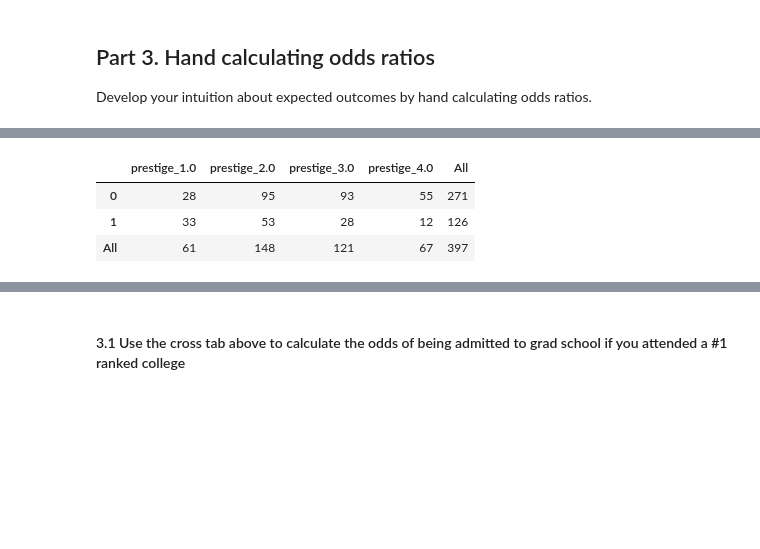
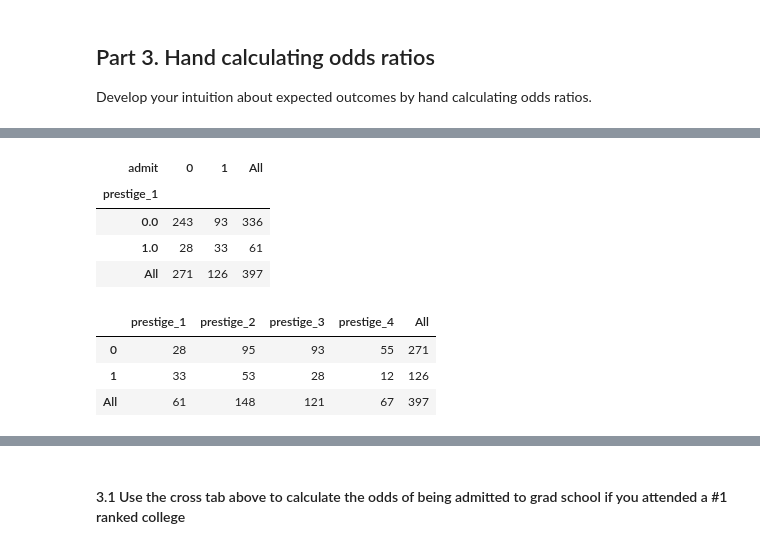
Before and after one commit to courtneycl/GA-homework, a Jupyter notebook: project3.ipynb, the cells around one changed output, grey strips where cells are left out. Cells and saved outputs as stored; diff of their text form; code cells hidden in the pictures; blank space fills up the shorter version.

```diff
--- a/project3.ipynb
+++ b/project3.ipynb
@@ -74,6 +80,6 @@ We need three variables - one fewer than the number of unique rank values.
 Develop your intuition about expected outcomes by hand calculating odds ratios.
 # %%
 cols_to_keep = ['admit', 'gre', 'gpa']
-handCalc = df[cols_to_keep].join(dummy_ranks.ix[:, 'prestige_1.0':])
+handCalc = df[cols_to_keep].join(dummy_ranks.ix[:])
 print handCalc.head()
 # %% [output]
@@ -86,14 +92,22 @@ print handCalc.head()
+# %%
+pd.crosstab(handCalc['prestige_1'], handCalc.admit, margins=True)
+# %% [output]
+| admit | 0 | 1 | All |
+| prestige_1 |  |  |  |
+| 0.0 | 243 | 93 | 336 |
+| 1.0 | 28 | 33 | 61 |
+| All | 271 | 126 | 397 |
 # %%
 #crosstab prestige 1 admission
 # frequency table cutting prestige and whether or not someone was admitted
 admitted = pd.crosstab(index=df["admit"], columns=df["prestige"], margins=True)
 
-admitted.columns = ['prestige_1.0', 'prestige_2.0', 'prestige_3.0', 'prestige_4.0', 'All']
+admitted.columns = ['prestige_1', 'prestige_2', 'prestige_3', 'prestige_4', 'All']
 admitted.index = ['0', '1', 'All']
 
 admitted
 # %% [output]
-|  | prestige_1.0 | prestige_2.0 | prestige_3.0 | prestige_4.0 | All |
+|  | prestige_1 | prestige_2 | prestige_3 | prestige_4 | All |
 | 0 | 28 | 95 | 93 | 55 | 271 |
 | 1 | 33 | 53 | 28 | 12 | 126 |
 | All | 61 | 148 | 121 | 67 | 397 |
```
Also changed, not shown: parts of 26 cells of this notebook.
